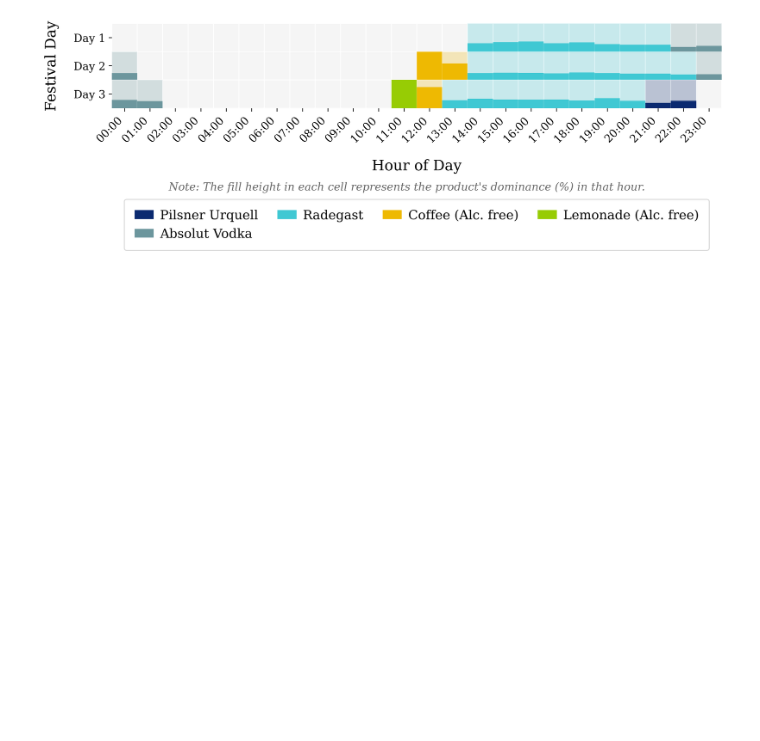
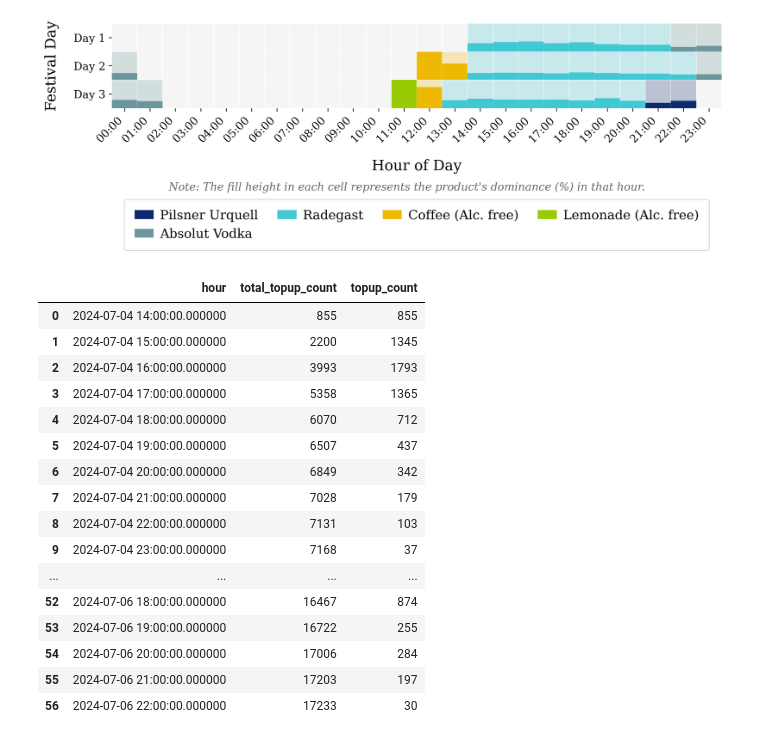
Before and after one commit to filipditrich/master-thesis, a Jupyter notebook: charts.ipynb, the cells around one changed output. Saved outputs shown, nothing was run; the diff lists cells and outputs as text; code cells hidden in the pictures; blank space fills up the shorter version.

```diff
--- a/charts.ipynb
+++ b/charts.ipynb
@@ -647,3 +647,50 @@ plt.subplots_adjust(bottom=0.5)
 plt.savefig("./thesis/results/rq25-beverage-preferences.png", dpi=300, bbox_inches='tight', pad_inches=0.1)
 # %% [output]
 [figure]
+# %%
+%%sql
+WITH topups AS (
+	SELECT * FROM pos_transactions_rich t
+WHERE t.is_order IS FALSE
+), min_max AS (
+SELECT
+MIN(created) AS min_created,
+MAX(created) AS max_created
+FROM topups
+), buckets AS (
+SELECT
+generate_series(DATE_TRUNC('hour', min_created), DATE_TRUNC('hour', max_created), '1 hour'::INTERVAL) AS hour
+FROM min_max
+), bucketized AS (
+SELECT
+b.hour,
+COUNT(DISTINCT t2.chip_id) AS topup_count
+FROM buckets b
+LEFT JOIN topups t2 ON t2.created >= b.hour AND t2.created < b.hour + '1 hour'::INTERVAL
+GROUP BY hour
+ORDER BY hour
+)
+SELECT
+b.hour,
+SUM(b.topup_count) OVER (ORDER BY b.hour) AS total_topup_count,
+b.topup_count
+FROM bucketized b
+ORDER BY b.hour;
+# %% [output]
+|  | hour | total_topup_count | topup_count |
+| 0 | 2024-07-04 14:00:00.000000 | 855 | 855 |
+| 1 | 2024-07-04 15:00:00.000000 | 2200 | 1345 |
+| 2 | 2024-07-04 16:00:00.000000 | 3993 | 1793 |
+| 3 | 2024-07-04 17:00:00.000000 | 5358 | 1365 |
+| 4 | 2024-07-04 18:00:00.000000 | 6070 | 712 |
+| 5 | 2024-07-04 19:00:00.000000 | 6507 | 437 |
+| 6 | 2024-07-04 20:00:00.000000 | 6849 | 342 |
+| 7 | 2024-07-04 21:00:00.000000 | 7028 | 179 |
+| 8 | 2024-07-04 22:00:00.000000 | 7131 | 103 |
+| 9 | 2024-07-04 23:00:00.000000 | 7168 | 37 |
+| ... | ... | ... | ... |
+| 52 | 2024-07-06 18:00:00.000000 | 16467 | 874 |
+| 53 | 2024-07-06 19:00:00.000000 | 16722 | 255 |
+| 54 | 2024-07-06 20:00:00.000000 | 17006 | 284 |
+| 55 | 2024-07-06 21:00:00.000000 | 17203 | 197 |
+| 56 | 2024-07-06 22:00:00.000000 | 17233 | 30 |
```
Also changed, not shown: parts of 1 cell of this notebook, 6 other files.
